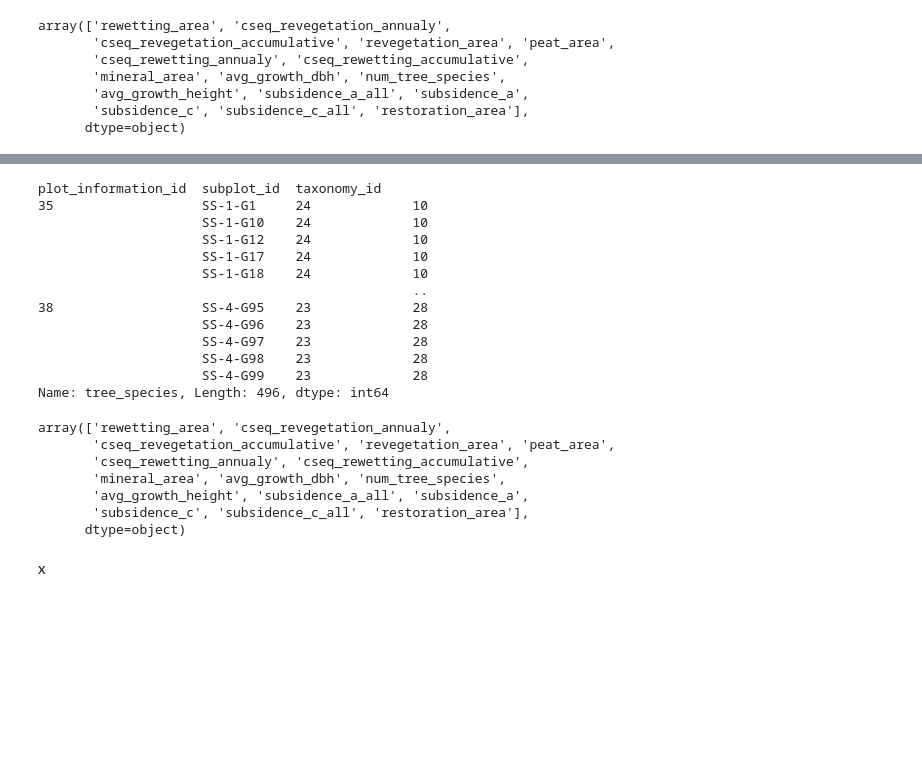
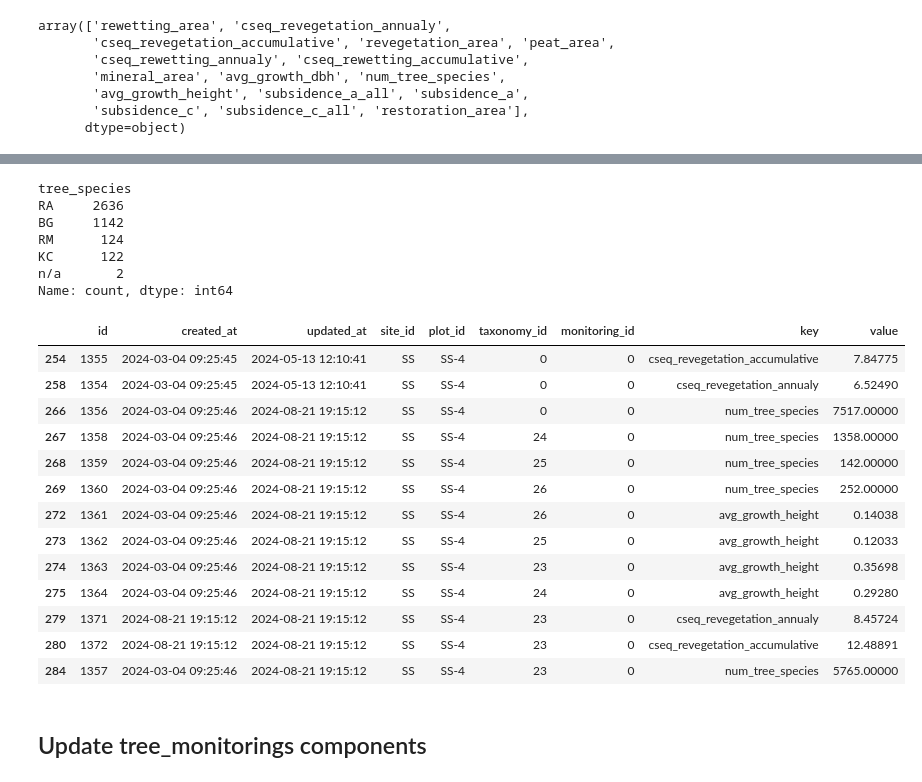
Before and after one commit to ZakiRMuc/CBRMS, a Jupyter notebook: CBRMS_biomass.ipynb, the cells around one changed output, grey strips where cells are left out. Cells and saved outputs as stored; diff of their text form; code cells hidden in the pictures; blank space fills up the shorter version.

```diff
--- a/CBRMS_biomass.ipynb
+++ b/CBRMS_biomass.ipynb
@@ -426,28 +452,10 @@ Name: tree_dbh, Length: 1336, dtype: object
 # %%
-aggregate_analytics = tree_samplings.groupby(['plot_information_id','subplot_id'])['tree_species'].count()
+tree_samplings[tree_samplings['plot_information_id'] == 38]['tree_species'].value_counts()
+# %% [output]
+tree_species
+RA     2636
+BG     1142
+RM      124
+KC      122
+n/a       2
+Name: count, dtype: int64
-# %%
-tree_samplings.groupby(['plot_information_id','subplot_id','taxonomy_id'])['tree_species'].count()
-# %% [output]
-plot_information_id  subplot_id  taxonomy_id
-35                   SS-1-G1     24             10
-                     SS-1-G10    24             10
-                     SS-1-G12    24             10
-                     SS-1-G17    24             10
-                     SS-1-G18    24             10
-                                                ..
-38                   SS-4-G95    23             28
-                     SS-4-G96    23             28
-                     SS-4-G97    23             28
-                     SS-4-G98    23             28
-                     SS-4-G99    23             28
-Name: tree_species, Length: 496, dtype: int64
-# %%
-data_analytics.key.unique()
-# %% [output]
-array(['rewetting_area', 'cseq_revegetation_annualy',
-       'cseq_revegetation_accumulative', 'revegetation_area', 'peat_area',
-       'cseq_rewetting_annualy', 'cseq_rewetting_accumulative',
-       'mineral_area', 'avg_growth_dbh', 'num_tree_species',
-       'avg_growth_height', 'subsidence_a_all', 'subsidence_a',
-       'subsidence_c', 'subsidence_c_all', 'restoration_area'],
-      dtype=object)
@@ -456,2 +462,19 @@ conn.close()
-# %% [markdown]
-x
+# %%
+data_analytics[data_analytics['plot_id'] == 'SS-4']
+# %% [output]
+|  | id | created_at | updated_at | site_id | plot_id | taxonomy_id | monitoring_id | key | value |
+| 254 | 1355 | 2024-03-04 09:25:45 | 2024-05-13 12:10:41 | SS | SS-4 | 0 | 0 | cseq_revegetation_accumulative | 7.84775 |
+| 258 | 1354 | 2024-03-04 09:25:45 | 2024-05-13 12:10:41 | SS | SS-4 | 0 | 0 | cseq_revegetation_annualy | 6.52490 |
+| 266 | 1356 | 2024-03-04 09:25:46 | 2024-08-21 19:15:12 | SS | SS-4 | 0 | 0 | num_tree_species | 7517.00000 |
+| 267 | 1358 | 2024-03-04 09:25:46 | 2024-08-21 19:15:12 | SS | SS-4 | 24 | 0 | num_tree_species | 1358.00000 |
+| 268 | 1359 | 2024-03-04 09:25:46 | 2024-08-21 19:15:12 | SS | SS-4 | 25 | 0 | num_tree_species | 142.00000 |
+| 269 | 1360 | 2024-03-04 09:25:46 | 2024-08-21 19:15:12 | SS | SS-4 | 26 | 0 | num_tree_species | 252.00000 |
+| 272 | 1361 | 2024-03-04 09:25:46 | 2024-08-21 19:15:12 | SS | SS-4 | 26 | 0 | avg_growth_height | 0.14038 |
+| 273 | 1362 | 2024-03-04 09:25:46 | 2024-08-21 19:15:12 | SS | SS-4 | 25 | 0 | avg_growth_height | 0.12033 |
+| 274 | 1363 | 2024-03-04 09:25:46 | 2024-08-21 19:15:12 | SS | SS-4 | 23 | 0 | avg_growth_height | 0.35698 |
+| 275 | 1364 | 2024-03-04 09:25:46 | 2024-08-21 19:15:12 | SS | SS-4 | 24 | 0 | avg_growth_height | 0.29280 |
+| 279 | 1371 | 2024-08-21 19:15:12 | 2024-08-21 19:15:12 | SS | SS-4 | 23 | 0 | cseq_revegetation_annualy | 8.45724 |
+| 280 | 1372 | 2024-08-21 19:15:12 | 2024-08-21 19:15:12 | SS | SS-4 | 23 | 0 | cseq_revegetation_accumulative | 12.48891 |
+| 284 | 1357 | 2024-03-04 09:25:46 | 2024-08-21 19:15:12 | SS | SS-4 | 23 | 0 | num_tree_species | 5765.00000 |
+# %% [markdown]
+## Update tree_monitorings components
```
Also changed, not shown: parts of 59 cells of this notebook, 1 other file.
